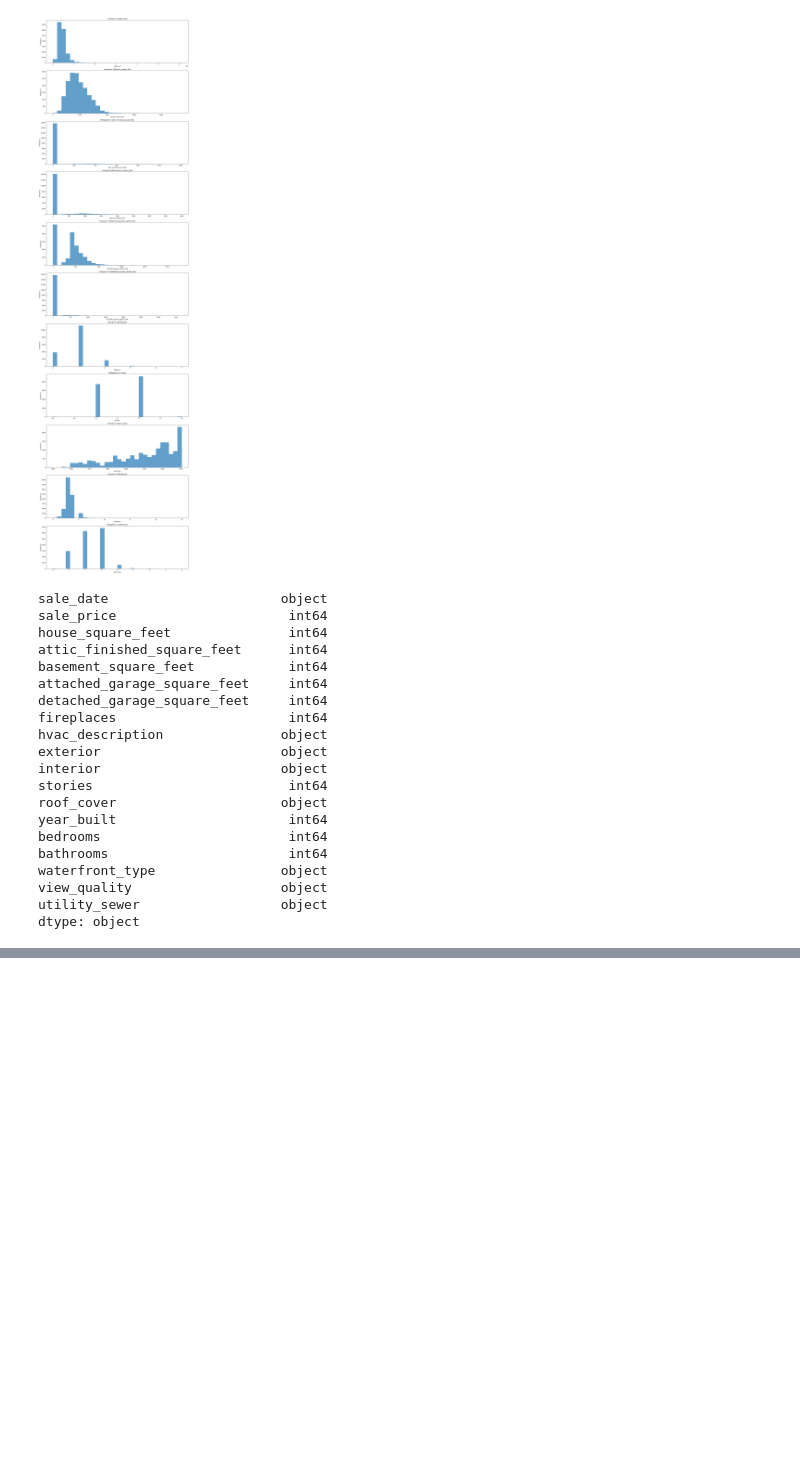
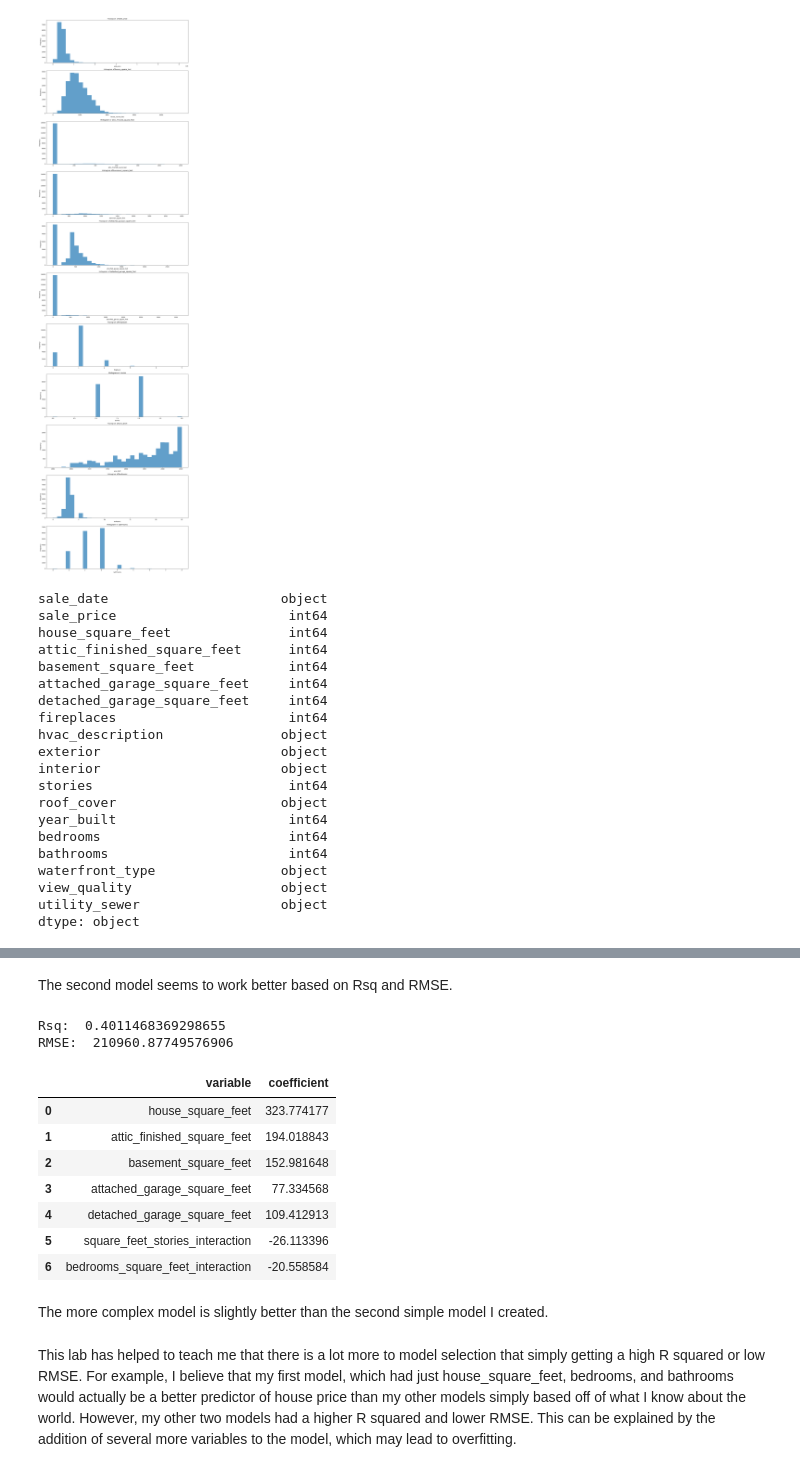
Before and after one commit to wisee25/DS3001, a Jupyter notebook: 04_hedonic_pricing.ipynb, the cells around one changed output, grey strips where cells are left out. Cells and saved outputs as stored; diff of their text form; code cells hidden in the pictures; blank space fills up the shorter version.

```diff
--- a/04_hedonic_pricing.ipynb
+++ b/04_hedonic_pricing.ipynb
@@ -95,0 +150,39 @@ X_train, X_test, y_train, y_test = train_test_split(X,y,
+# %% [markdown]
+The second model seems to work better based on Rsq and RMSE.
+# %%
+df['square_feet_stories_interaction'] = df['house_square_feet'] * df['stories']
+df['bedrooms_square_feet_interaction'] = df['bedrooms'] * df['house_square_feet']
+
+y = df['sale_price']
+X = df.loc[:,['house_square_feet', 'attic_finished_square_feet', 'basement_square_feet',
+              'attached_garage_square_feet', 'detached_garage_square_feet',
+              'square_feet_stories_interaction', 'bedrooms_square_feet_interaction'] ]
+
+X_train, X_test, y_train, y_test = train_test_split(X,y,
+                                                    test_size=.2,
+                                                    random_state=100)
+
+reg = linear_model.LinearRegression(fit_intercept=False).fit(X_train,y_train)
+
+y_hat = reg.predict(X_test)
+print('Rsq: ', reg.score(X_test,y_test))
+rmse = np.sqrt( np.mean( (y_test - y_hat)**2 ))
+print('RMSE: ', rmse)
+
+results = pd.DataFrame({'variable':reg.feature_names_in_, 'coefficient': reg.coef_})
+results
+# %% [output]
+Rsq:  0.4011468369298655
+RMSE:  210960.87749576906
+|  | variable | coefficient |
+| 0 | house_square_feet | 323.774177 |
+| 1 | attic_finished_square_feet | 194.018843 |
+| 2 | basement_square_feet | 152.981648 |
+| 3 | attached_garage_square_feet | 77.334568 |
+| 4 | detached_garage_square_feet | 109.412913 |
+| 5 | square_feet_stories_interaction | -26.113396 |
+| 6 | bedrooms_square_feet_interaction | -20.558584 |
+# %% [markdown]
+The more complex model is slightly better than the second simple model I created.
+# %% [markdown]
+This lab has helped to teach me that there is a lot more to model selection that simply getting a high R squared or low RMSE. For example, I believe that my first model, which had just house_square_feet, bedrooms, and bathrooms would actually be a better predictor of house price than my other models simply based off of what I know about the world. However, my other two models had a higher R squared and lower RMSE. This can be explained by the addition of several more variables to the model, which may lead to overfitting.
```
Also changed, not shown: parts of 6 cells of this notebook.
